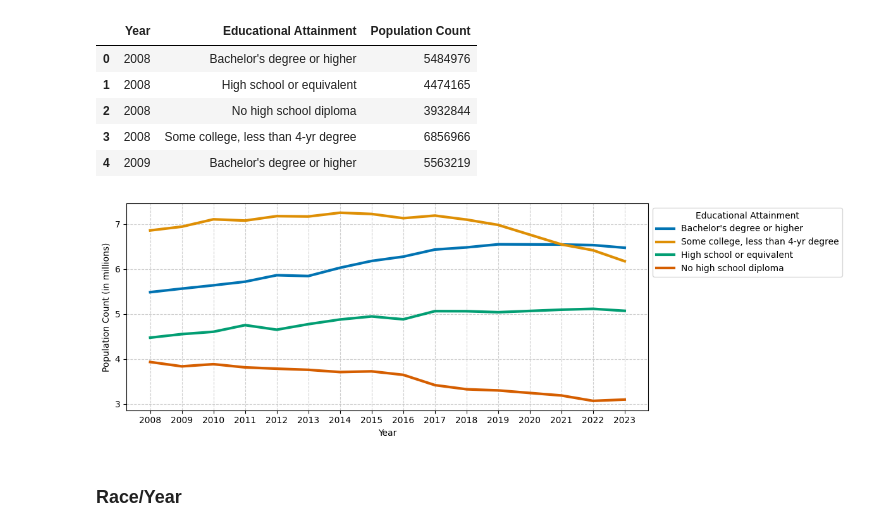
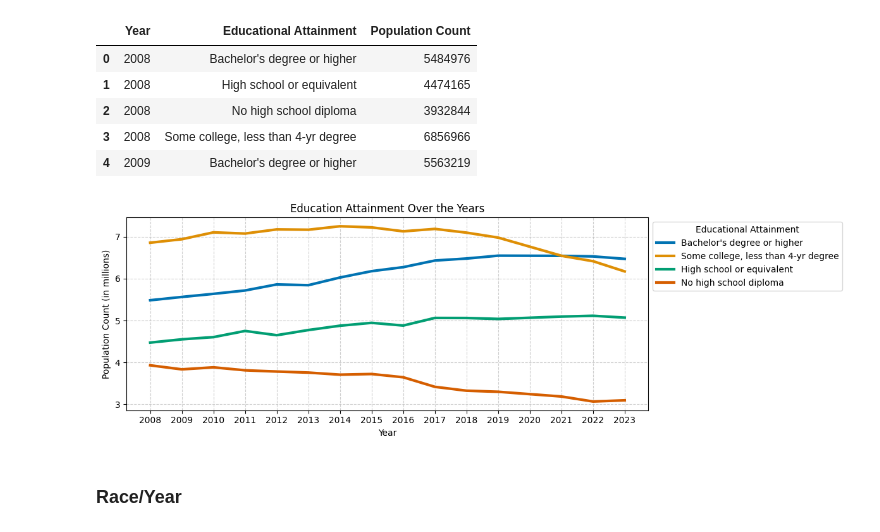
Before and after one commit to ibrahimmkhalid/housing-crisis-california-project, a Jupyter notebook: 3_python_visualizations.ipynb, the cells around one changed output. Drawn from its saved outputs; the diff is of its cells as text; code cells hidden in the pictures.

Commit message:
add titles

```diff
--- a/3_python_visualizations.ipynb
+++ b/3_python_visualizations.ipynb
@@ -450,15 +450,16 @@ ey_df = reorder_column(ey_df, "Educational Attainment", reversed(edu_order))
 # %%
 plt.figure(figsize=(12, 4))
 sns.lineplot(ey_df, x="Year", y="Population Count", hue="Educational Attainment", errorbar=None, palette="colorblind", linewidth=3)
 plt.legend(loc="upper left", bbox_to_anchor=(1, 1), title="Educational Attainment")
 plt.yticks([3000000, 4000000, 5000000, 6000000, 7000000], [3,4,5,6,7])
 plt.xticks(demographics_year_x_ticks)
 plt.ylabel("Population Count (in millions)")
 plt.grid(True, linestyle="--", alpha=0.6)
+plt.title("Education Attainment Over the Years")
 plt.tight_layout()
 plt.show()
 # %% [output]
-[figure, old version]
+[figure, new version]
 # %% [markdown]
 ### Race/Year
 # %%
```
Also changed, not shown: parts of 1 cell of this notebook.
